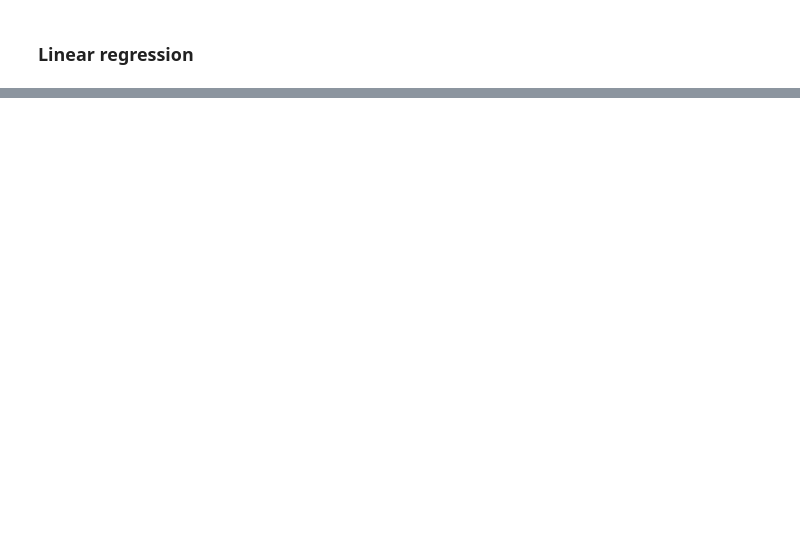
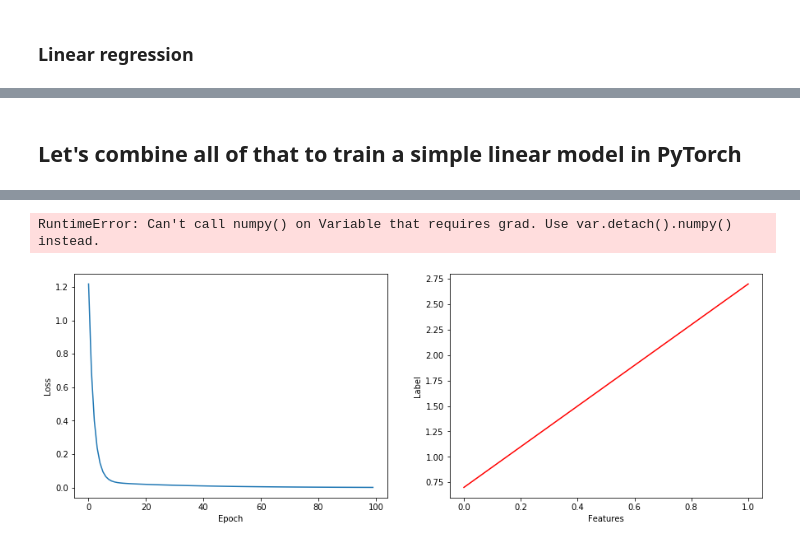
Before and after one commit to AI-Core/Neural-Networks, a Jupyter notebook: Intro to PyTorch.ipynb, the cells around one changed output, grey strips where cells are left out. Drawn from its saved outputs; the diff is of its cells as text; code cells hidden in the pictures; blank space fills up the shorter version.

Commit message:
added pytorch update

```diff
--- a/Intro to PyTorch.ipynb
+++ b/Intro to PyTorch.ipynb
@@ -23,0 +50,9 @@ print('Y:',Y, '\n')
+# %%
+class LinearModel(torch.nn.Module):
+    def __init__(self):
+        super().__init__()    # initialise parent module
+        self.linear_layer = torch.nn.Linear(1, 1)    # we want a linear transformation that maps from a scalar X to a scalar Y
+
+    def forward(self, x):
+        x = self.linear_layer(x)
+        return x
@@ -23,0 +66,4 @@ print('Y:',Y, '\n')
+# %%
+print(type((X)))
+X = torch.tensor(X)
+Y = torch.tensor(Y)
@@ -23,0 +76,6 @@ print('Y:',Y, '\n')
+# %%
+X = X.view(-1, 1)
+print(X)
+Y = Y.view(-1, 1)
+
+data = zip(X, Y)
@@ -23,0 +190,43 @@ print('Y:',Y, '\n')
+# %% [markdown]
+## Let's combine all of that to train a simple linear model in PyTorch
+# %%
+H = LinearModel()   # instantiate our model
+H = H.double()
+optimiser = torch.optim.SGD(H.parameters(), lr=0.1)    # use PyTorch's Stochastic Gradient Descent optimiser
+L = F.mse_loss    # use a pytorch function that computes the mean squared error (mse)
+
+epochs = 10
+losses = []
+for epoch in range(epochs):
+    data = list(zip(X, Y))
+    shuffle(data)
+    for x, y in data:    # iterate through batches
+        prediction = H(X)    #make a prediction using our model
+        loss = L(prediction, Y)    # compute the loss
+        loss.backward()    # differentiate the loss with respect to all variables that contribute to it in the computational graph and have requires_grad=True
+        optimiser.step()    # take an optimisation step (update weights)
+        optimiser.zero_grad()    # reset gradients to zero (otherwise they accumulate)
+        losses.append(loss)
+    print(f'Epoch: {epoch} \tLoss: {loss}')
+
+# GET THE LEARNT PARAMETERS
+w = H.linear_layer.weight.detach()    # detach removes the tensor from the graph so we can do numpy computation on it
+b = H.linear_layer.bias.detach()
+print('learnt weight:', w, '\tlearnt bias:', b)
+
+# PLOT THE LOSS CURVE AND OUR HYPOTHESIS
+import matplotlib.pyplot as plt
+fig = plt.figure(figsize=(15, 5))
+ax1 = fig.add_subplot(121)
+ax1.set_ylabel('Loss')
+ax1.set_xlabel('Epoch')
+ax1.plot(losses)
+
+ax2 = fig.add_subplot(122)
+ax2.set_ylabel('Label')
+ax2.set_xlabel('Features')
+ax2.plot(X, Y, c='r', label='ground truth')
+ax2.plot(X, w*X+b, label='predictions')
+ax2.legend()
+plt.show()
+# %% [output]
@@ -23,0 +245,2 @@ print('Y:',Y, '\n')
+RuntimeError: Can't call numpy() on Variable that requires grad. Use var.detach().numpy() instead.
+[figure, added]
```
Also changed, not shown: parts of 18 cells of this notebook, 2 other files.
